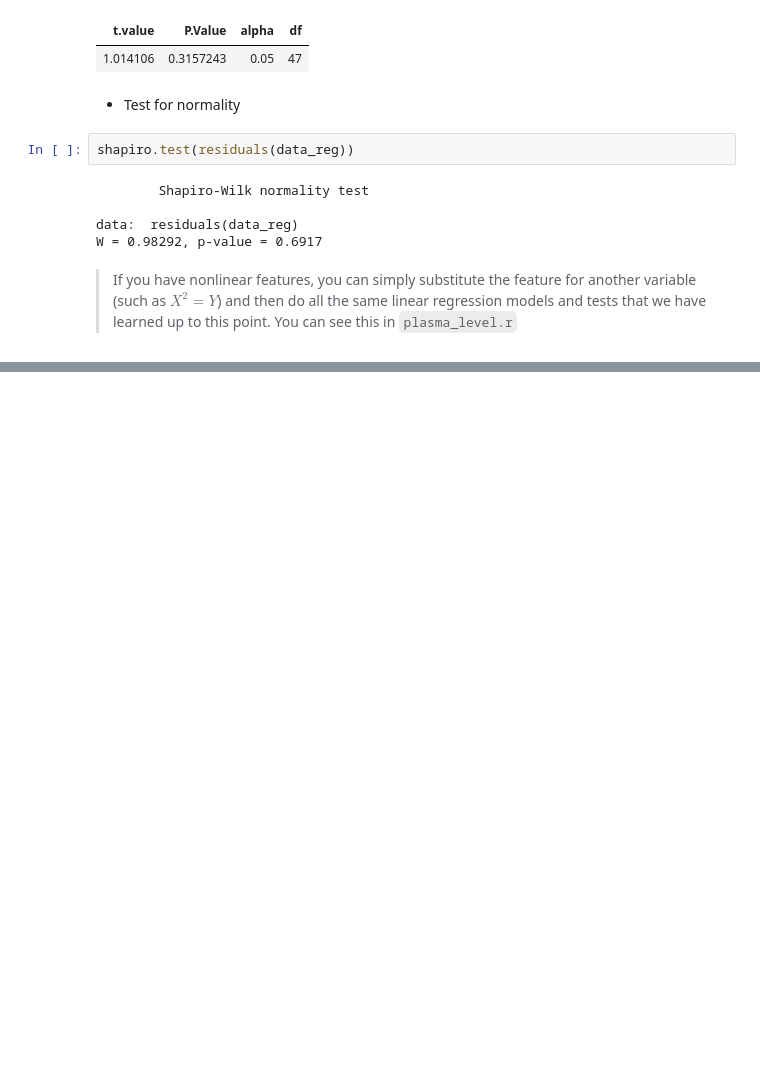
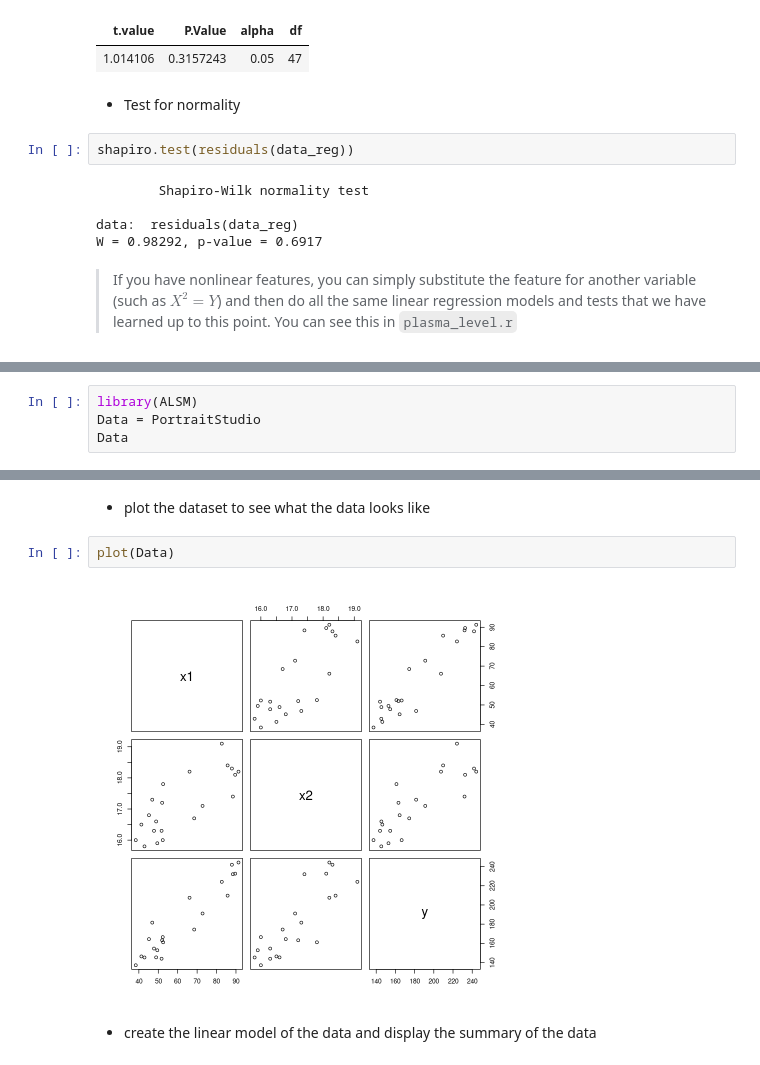
Before and after one commit to TrevorBushnell/STEM-Notes, a Jupyter notebook: MATH425 Applied Statistical Models/D - Inferences in Regression Analysis.ipynb, the cells around one changed output, grey strips where cells are left out. Cells and saved outputs as stored; diff of their text form; blank space fills up the shorter version.

```diff
--- a/MATH425 Applied Statistical Models/D - Inferences in Regression Analysis.ipynb
+++ b/MATH425 Applied Statistical Models/D - Inferences in Regression Analysis.ipynb
@@ -213,0 +220,4 @@ W = 0.98292, p-value = 0.6917
+# %%
+library(ALSM)
+Data = PortraitStudio
+Data
@@ -213,0 +251,8 @@ W = 0.98292, p-value = 0.6917
+# %% [markdown]
+* plot the dataset to see what the data looks like
+# %%
+plot(Data)
+# %% [output]
+[figure, added]
+# %% [markdown]
+* create the linear model of the data and display the summary of the data
```
Also changed, not shown: parts of 7 cells of this notebook.
